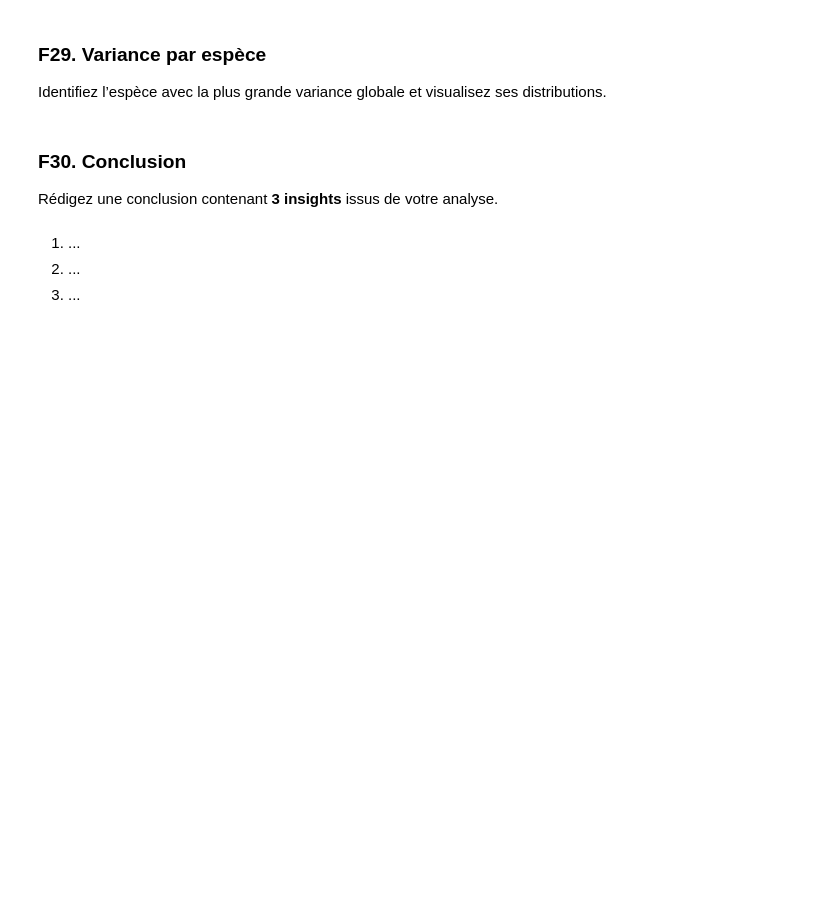
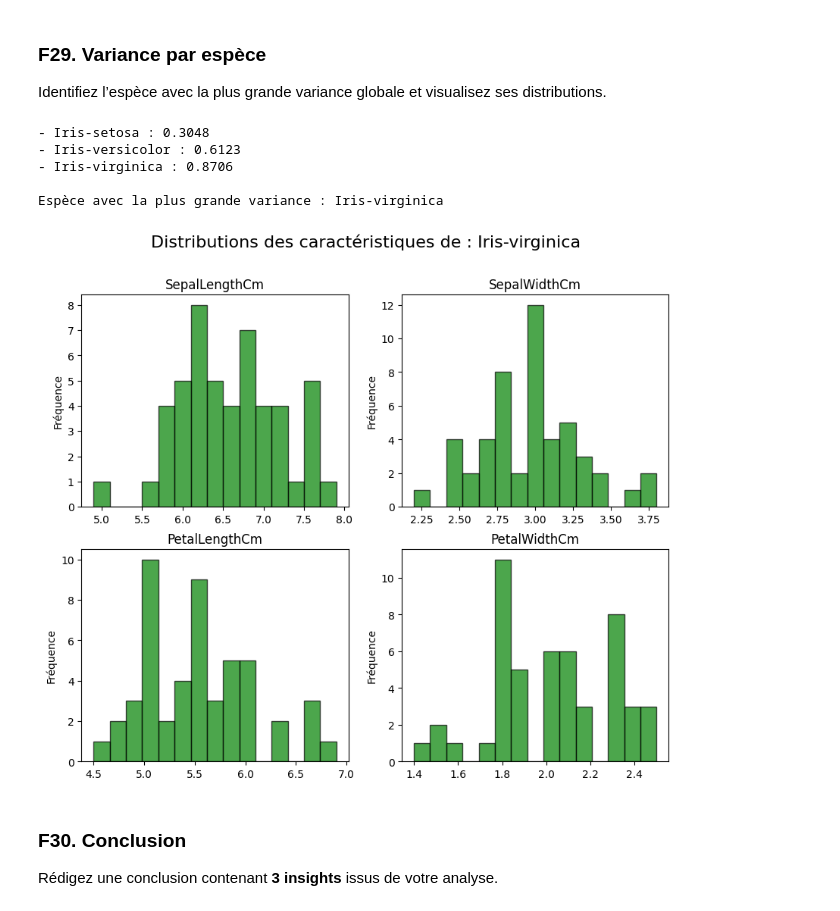
Before and after one commit to USMS-FPK-IA-GI-2025/controle-01-numpy-and-matplotlib-iris-Bouchask, a Jupyter notebook: notebooks/controle_numpy_matplotlib.ipynb, the cells around one changed output. Drawn from its saved outputs; the diff is of its cells as text; code cells hidden in the pictures; blank space fills up the shorter version.

```diff
--- a/notebooks/controle_numpy_matplotlib.ipynb
+++ b/notebooks/controle_numpy_matplotlib.ipynb
@@ -422,7 +437,32 @@ Identifiez l’espèce avec la plus grande variance globale et visualisez ses di
+# %%
+# Votre code ici
+max_var = -1
+winner_species = ""
+winner_data = None
+for name in species_names:
+    data_species = X_clean_id[Y == name]
+    global_var = np.sum(np.var(data_species, axis=0))
+    print(f"- {name} : {global_var:.4f}")
+    if global_var > max_var:
+        max_var = global_var
+        winner_species = name
+        winner_data = data_species
+print(f"\nEspèce avec la plus grande variance : {winner_species}")
+fig, axs = plt.subplots(2, 2, figsize=(10, 8))
+axs_flat = axs.flatten()
+fig.suptitle(f"Distributions des caractéristiques de : {winner_species}", fontsize=16)
+for i in range(4):
+    axs_flat[i].hist(winner_data[:, i], bins=15, color=colors[3], edgecolor='black', alpha=0.7)
+    axs_flat[i].set_title(features[i])
+    axs_flat[i].set_ylabel("Fréquence")
+plt.show()
+# %% [output]
+- Iris-setosa : 0.3048
+- Iris-versicolor : 0.6123
+- Iris-virginica : 0.8706
+
+Espèce avec la plus grande variance : Iris-virginica
+[figure, added]
 # %% [markdown]
 ### F30. Conclusion
 Rédigez une conclusion contenant **3 insights** issus de votre analyse.
-# %% [markdown]
-1) ...
-2) ...
-3) ...
```
Also changed, not shown: parts of 6 cells of this notebook.
